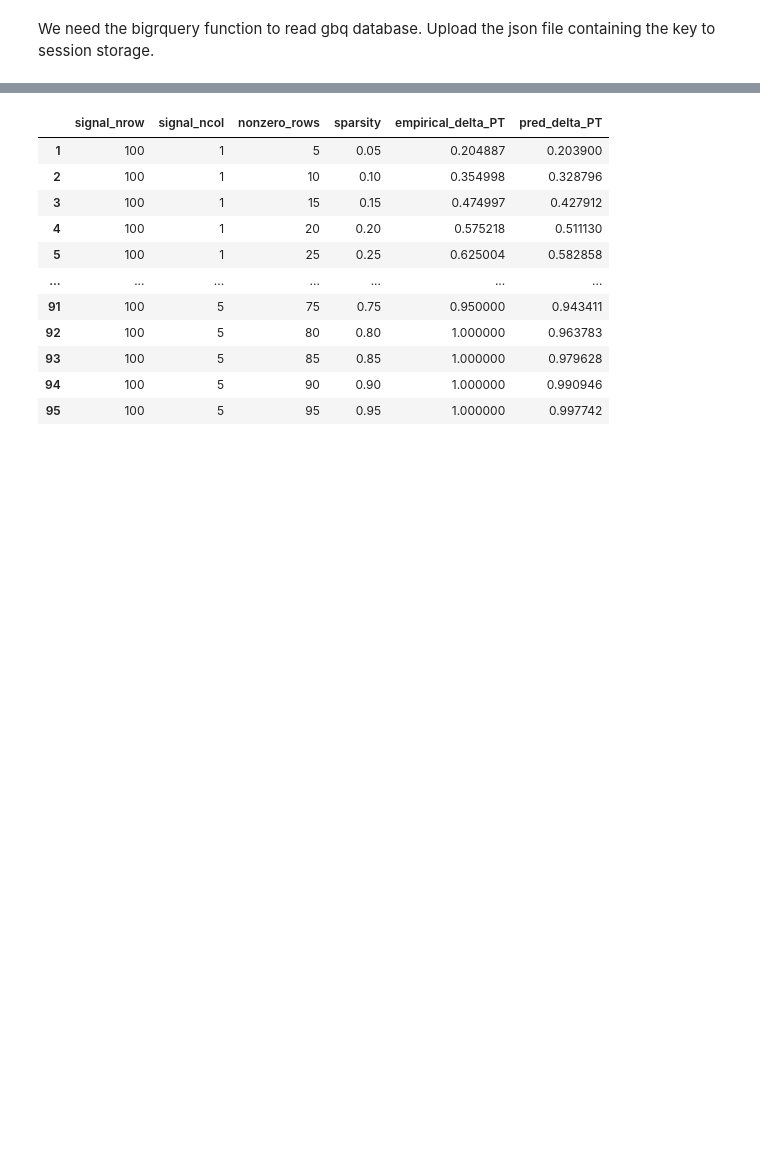
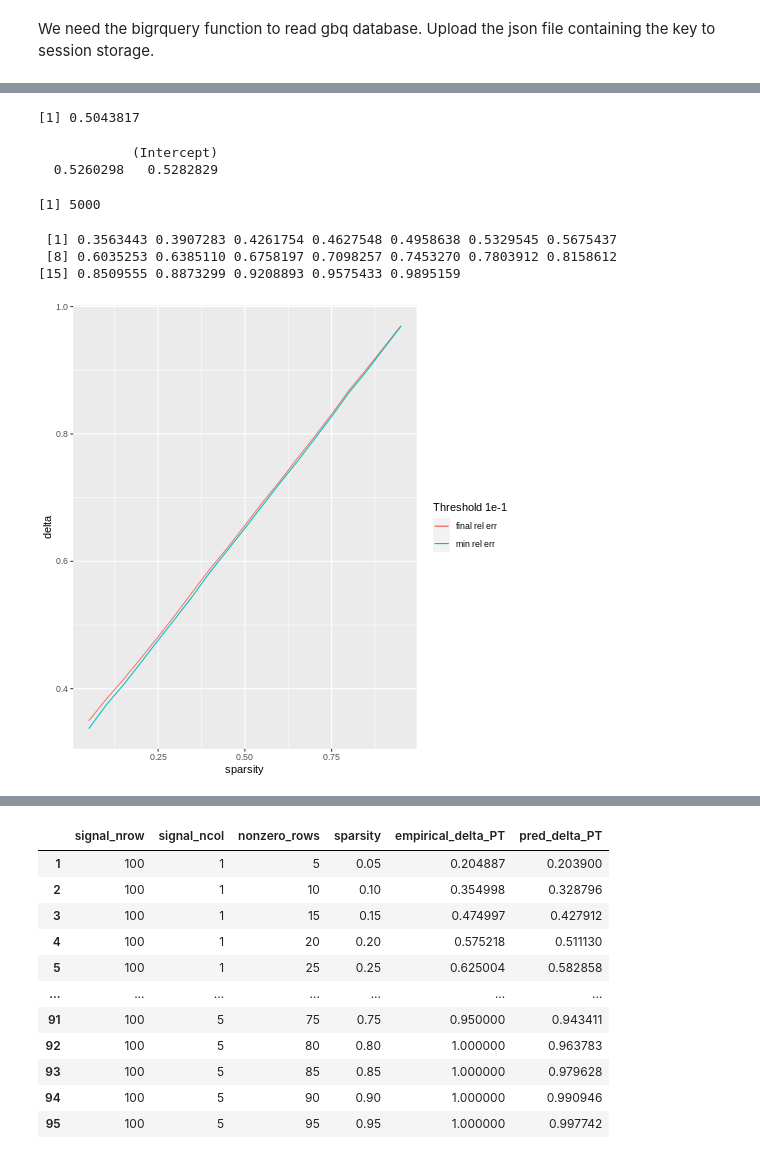
Before and after one commit to apd1995/SoftSense-and-SteinSense, a Jupyter notebook: updating_params.ipynb, the cells around one changed output, grey strips where cells are left out. Cells and saved outputs as stored; diff of their text form; code cells hidden in the pictures; blank space fills up the shorter version.

```diff
--- a/updating_params.ipynb
+++ b/updating_params.ipynb
@@ -263,0 +347,43 @@ res = empirical_PT_df(raw_data, 0, 1)
+# %%
+%%R
+df = raw_data %>% filter(signal_nrow == 800) %>% filter(sparsity == 0.3) %>% filter(selected_rows_frac == 1.0)
+df$success = as.integer(df$rel_err < 1e-3)
+success_prop = sum(df$success)/length(df$success)
+success_prop
+# %% [output]
+[1] 0.5043817
+# %%
+%%R
+# correction of intercept
+y = df$success
+x = df$undersampling_ratio
+logreg = glm(y~x, family = binomial(link = "logit"))
+intercept = logreg$coefficients[1]
+slope = logreg$coefficients[2]
+c(get_LD50(x, y), (-intercept + log(((1-0.495)/0.495) * (success_prop/(1-success_prop))))/slope)
+# %% [output]
+            (Intercept)
+  0.5260298   0.5282829
+# %%
+%%R
+nrow(filter(raw_data, selected_rows_frac == 0.3))
+# %% [output]
+[1] 5000
+# %%
+%%R
+filter(res_JS_normal_approx_jacobian, signal_nrow == 800)$empirical_delta_PT
+# %% [output]
+ [1] 0.3563443 0.3907283 0.4261754 0.4627548 0.4958638 0.5329545 0.5675437
+ [8] 0.6035253 0.6385110 0.6758197 0.7098257 0.7453270 0.7803912 0.8158612
+[15] 0.8509555 0.8873299 0.9208893 0.9575433 0.9895159
+# %%
+%%R
+g4 <- ggplot(dplyr::filter(res_JS_normal_approx_jacobian, signal_nrow == 400), aes(x = sparsity, y = delta)) +
+      geom_line(aes(x = sparsity, y = empirical_delta_PT, color = "final rel err")) +
+      # geom_line(data = res_normal_bayes_approx_jacobian, aes(x = sparsity, y = empirical_delta_PT, color = as.factor(signal_nrow)))
+      geom_line(data = dplyr::filter(res_JS_normal_approx_jacobian_min, signal_nrow == 400), aes(x = sparsity, y = empirical_delta_PT, color = "min rel err"))+
+      # geom_line(aes(x = sparsity, y = sparsity, color = "diagonal"))
+      scale_color_discrete(name = "Threshold 1e-1")
+g4
+# %% [output]
+[figure, added]
```
Also changed, not shown: parts of 79 cells of this notebook.
